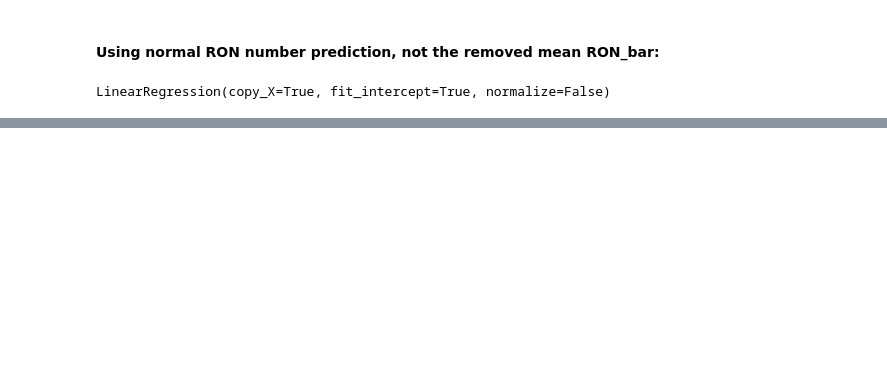
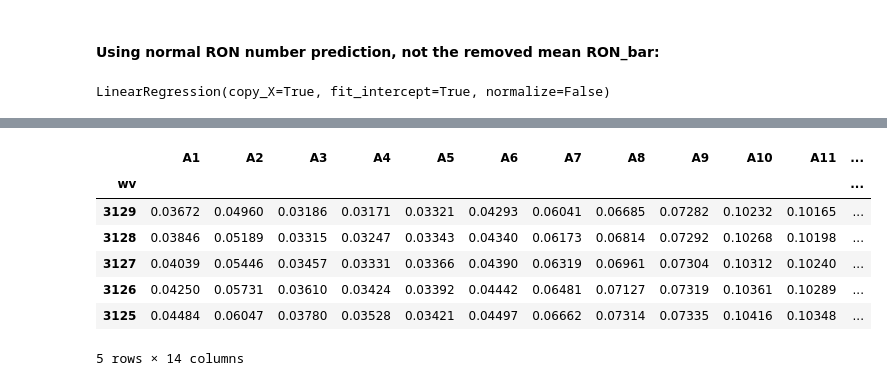
Before and after one commit to BrandonJvV/OctaneNumber, a Jupyter notebook: OctanePrediction.ipynb, the cells around one changed output, grey strips where cells are left out. Saved outputs shown, nothing was run; the diff lists cells and outputs as text; code cells hidden in the pictures; blank space fills up the shorter version.

```diff
--- a/OctanePrediction.ipynb
+++ b/OctanePrediction.ipynb
@@ -117,0 +118,16 @@ xlabel('Real RON')
+# %%
+samples = pandas.read_csv(os.path.join(datadir, 'FTIR Spectra Sasol blends B1-B14.csv'))
+samples.index = samples['wv']
+samplesA = 1-samples.ix[:,1:15]
+samplesB = samples.ix[:,15:29]
+samplesC = samples.ix[:,29:]
+samplesA.head()
+# %% [output]
+|  | A1 | A2 | A3 | A4 | A5 | A6 | A7 | A8 | A9 | A10 | A11 | ... |
+| wv |  |  |  |  |  |  |  |  |  |  |  | ... |
+| 3129 | 0.03672 | 0.04960 | 0.03186 | 0.03171 | 0.03321 | 0.04293 | 0.06041 | 0.06685 | 0.07282 | 0.10232 | 0.10165 | ... |
+| 3128 | 0.03846 | 0.05189 | 0.03315 | 0.03247 | 0.03343 | 0.04340 | 0.06173 | 0.06814 | 0.07292 | 0.10268 | 0.10198 | ... |
+| 3127 | 0.04039 | 0.05446 | 0.03457 | 0.03331 | 0.03366 | 0.04390 | 0.06319 | 0.06961 | 0.07304 | 0.10312 | 0.10240 | ... |
+| 3126 | 0.04250 | 0.05731 | 0.03610 | 0.03424 | 0.03392 | 0.04442 | 0.06481 | 0.07127 | 0.07319 | 0.10361 | 0.10289 | ... |
+| 3125 | 0.04484 | 0.06047 | 0.03780 | 0.03528 | 0.03421 | 0.04497 | 0.06662 | 0.07314 | 0.07335 | 0.10416 | 0.10348 | ... |
+5 rows × 14 columns
```
Also changed, not shown: parts of 12 cells of this notebook.
